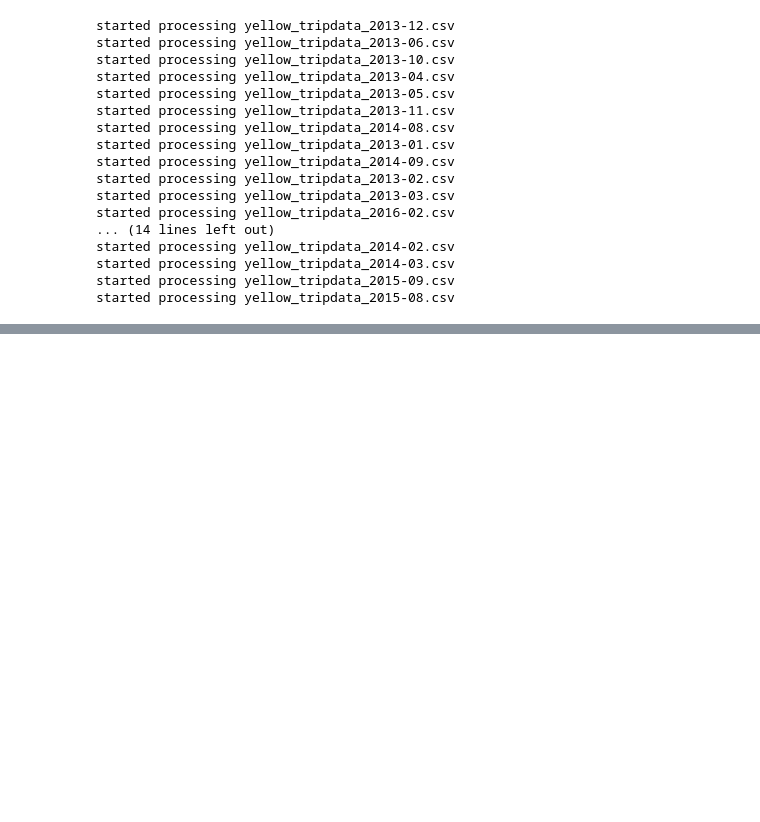
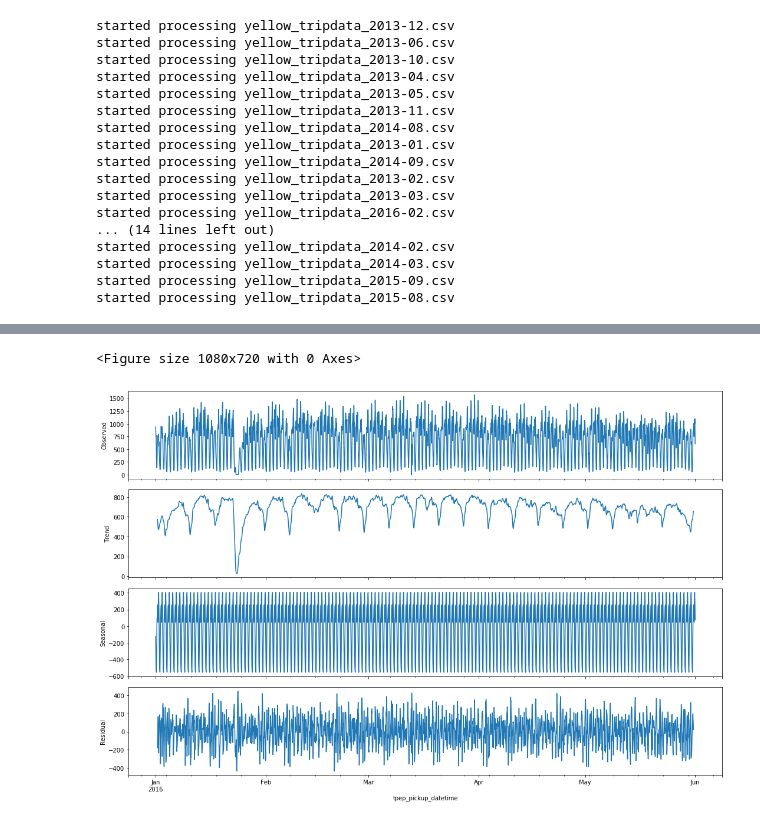
Before and after one commit to biellou/machine-learning-yandex, a Jupyter notebook: course6/c6w3.ipynb, the cells around one changed output, grey strips where cells are left out. Drawn from its saved outputs; the diff is of its cells as text; code cells hidden in the pictures; blank space fills up the shorter version.

```diff
--- a/course6/c6w3.ipynb
+++ b/course6/c6w3.ipynb
@@ -129,5 +147,6 @@ esb_hourly_may = data[(data.index <= dt_to) &
 # %%
-plt.figure(figsize(15,7))
-esb_hourly.counts.plot()
-plt.ylabel('Trips')
-pylab.show()
+plt.figure(figsize(15, 10))
+sm.tsa.seasonal_decompose(esb_hourly_2016['counts'], freq = 24).plot();
+# %% [output]
+<Figure size 1080x720 with 0 Axes>
+[figure, added]
```
Also changed, not shown: parts of 40 cells of this notebook.
